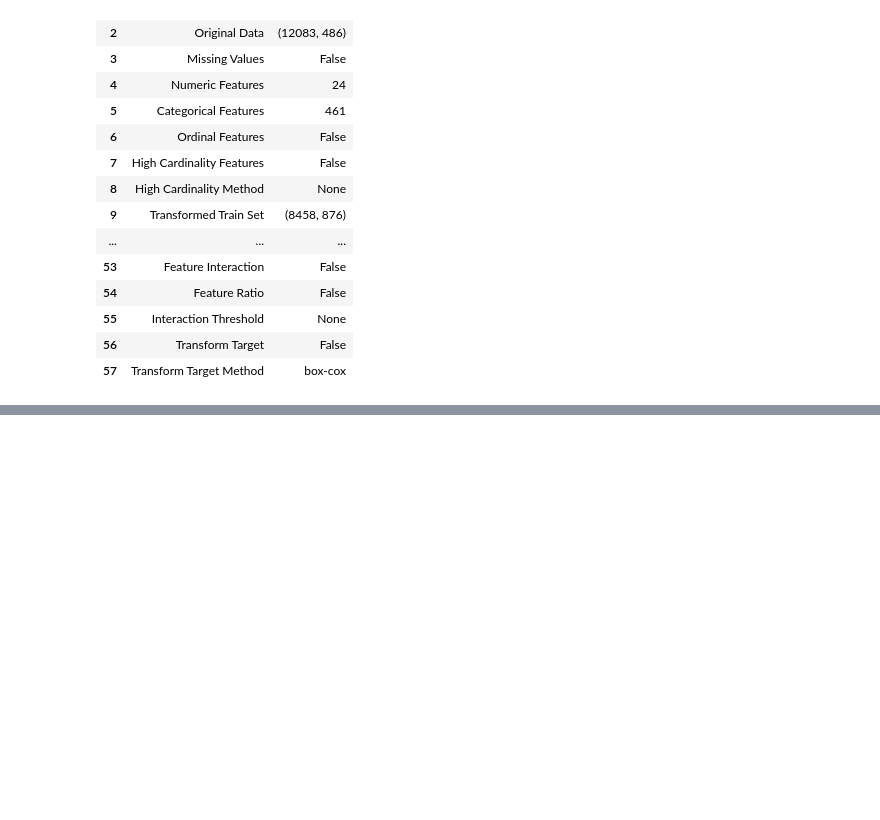
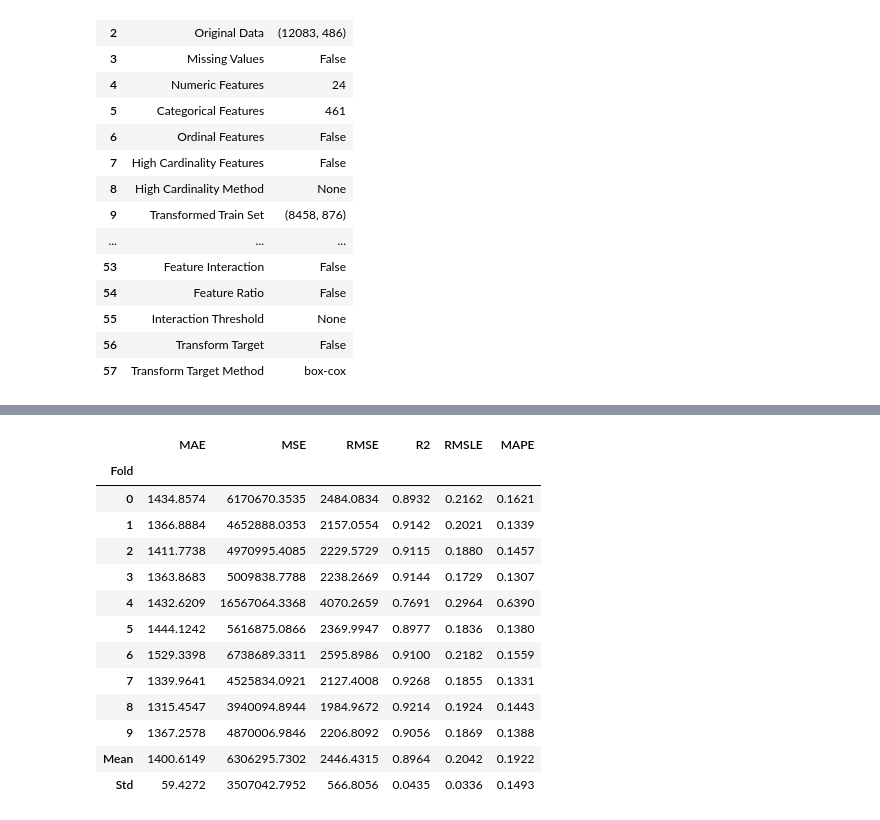
Before and after one commit to The-Powder-of-Data/predict_consumption, a Jupyter notebook: src/Model_report.ipynb, the cells around one changed output, grey strips where cells are left out. Saved outputs shown, nothing was run; the diff lists cells and outputs as text; code cells hidden in the pictures; blank space fills up the shorter version.

```diff
--- a/src/Model_report.ipynb
+++ b/src/Model_report.ipynb
@@ -411 +565,19 @@ lightgbm_model = create_model('lightgbm', fold = 10)
+# %%
+tuned_lightgbm = tune_model(lightgbm_model, optimize= "RMSLE")
+# this tune did not significantly improve RMSLE
+# %% [output]
+|  | MAE | MSE | RMSE | R2 | RMSLE | MAPE |
+| Fold |  |  |  |  |  |  |
+| 0 | 1434.8574 | 6170670.3535 | 2484.0834 | 0.8932 | 0.2162 | 0.1621 |
+| 1 | 1366.8884 | 4652888.0353 | 2157.0554 | 0.9142 | 0.2021 | 0.1339 |
+| 2 | 1411.7738 | 4970995.4085 | 2229.5729 | 0.9115 | 0.1880 | 0.1457 |
+| 3 | 1363.8683 | 5009838.7788 | 2238.2669 | 0.9144 | 0.1729 | 0.1307 |
+| 4 | 1432.6209 | 16567064.3368 | 4070.2659 | 0.7691 | 0.2964 | 0.6390 |
+| 5 | 1444.1242 | 5616875.0866 | 2369.9947 | 0.8977 | 0.1836 | 0.1380 |
+| 6 | 1529.3398 | 6738689.3311 | 2595.8986 | 0.9100 | 0.2182 | 0.1559 |
+| 7 | 1339.9641 | 4525834.0921 | 2127.4008 | 0.9268 | 0.1855 | 0.1331 |
+| 8 | 1315.4547 | 3940094.8944 | 1984.9672 | 0.9214 | 0.1924 | 0.1443 |
+| 9 | 1367.2578 | 4870006.9846 | 2206.8092 | 0.9056 | 0.1869 | 0.1388 |
+| Mean | 1400.6149 | 6306295.7302 | 2446.4315 | 0.8964 | 0.2042 | 0.1922 |
+| Std | 59.4272 | 3507042.7952 | 566.8056 | 0.0435 | 0.0336 | 0.1493 |
 # %%
```
Also changed, not shown: parts of 36 cells of this notebook, 6 other files.
